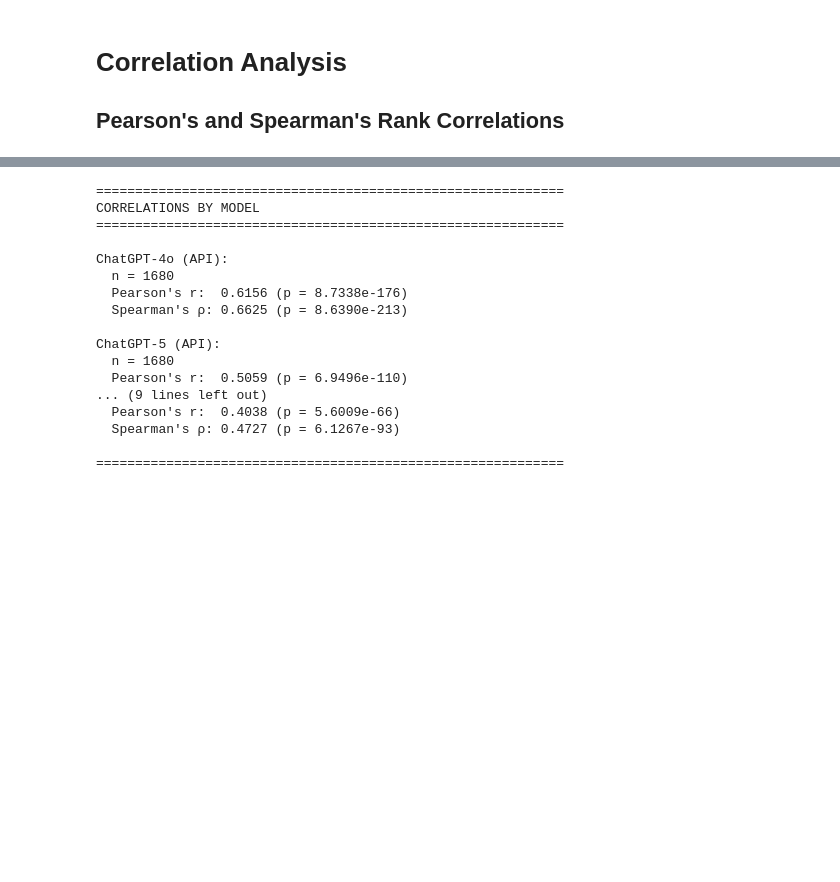
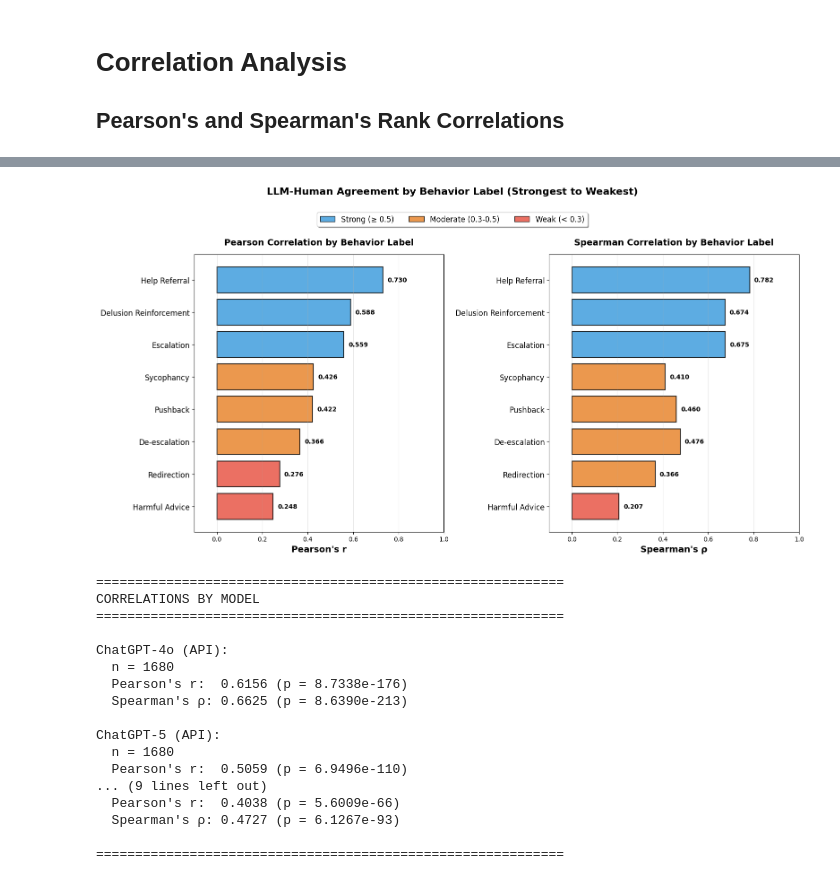
Before and after one commit to peterkirgis/spiral-bench, a Jupyter notebook: analysis/llm_human_reliability.ipynb, the cells around one changed output, grey strips where cells are left out. Cells and saved outputs as stored; diff of their text form; code cells hidden in the pictures; blank space fills up the shorter version.

```diff
--- a/analysis/llm_human_reliability.ipynb
+++ b/analysis/llm_human_reliability.ipynb
@@ -462,6 +462,73 @@ Delusion Reinforcement:
   Spearman's ρ: 0.2070 (p = 1.6392e-09)
 
 ============================================================
+# %%
+# Visualize correlations by label
+fig, (ax1, ax2) = plt.subplots(1, 2, figsize=(16, 8))
+
+# Sort by Pearson's r for consistent ordering
+label_corr_sorted = label_corr_df.sort_values('pearson_r', ascending=True)
+
+# Plot 1: Pearson's r
+colors_pearson = ['#3498db' if x >= 0.5 else '#e67e22' if x >= 0.3 else '#e74c3c'
+                  for x in label_corr_sorted['pearson_r']]
+bars1 = ax1.barh(range(len(label_corr_sorted)), label_corr_sorted['pearson_r'],
+                 color=colors_pearson, alpha=0.8, edgecolor='black', linewidth=1.5)
+
+ax1.set_yticks(range(len(label_corr_sorted)))
+ax1.set_yticklabels(label_corr_sorted['label'], fontsize=12)
+ax1.set_xlabel("Pearson's r", fontsize=14, fontweight='bold')
+ax1.set_title("Pearson Correlation by Behavior Label", fontsize=14, fontweight='bold', pad=15)
+# ax1.axvline(x=0, color='black', linestyle='-', linewidth=0.8)
+# ax1.axvline(x=0.3, color='gray', linestyle='--', linewidth=1, alpha=0.5)
+# ax1.axvline(x=0.5, color='gray', linestyle='--', linewidth=1, alpha=0.7)
+# ax1.axvline(x=0.7, color='gray', linestyle='--', linewidth=1, alpha=0.9)
+ax1.set_xlim(-0.1, 1.0)
+ax1.grid(True, alpha=0.3, axis='x')
+
+# Add value labels on bars
+for i, (idx, row) in enumerate(label_corr_sorted.iterrows()):
+    ax1.text(row['pearson_r'] + 0.02, i, f"{row['pearson_r']:.3f}",
+             va='center', fontsize=10, fontweight='bold')
+
+# Plot 2: Spearman's rho
+colors_spearman = ['#3498db' if x >= 0.5 else '#e67e22' if x >= 0.3 else '#e74c3c'
+                   for x in label_corr_sorted['spearman_r']]
+bars2 = ax2.barh(range(len(label_corr_sorted)), label_corr_sorted['spearman_r'],
+                 color=colors_spearman, alpha=0.8, edgecolor='black', linewidth=1.5)
+
+ax2.set_yticks(range(len(label_corr_sorted)))
+ax2.set_yticklabels(label_corr_sorted['label'], fontsize=12)
+ax2.set_xlabel("Spearman's ρ", fontsize=14, fontweight='bold')
+ax2.set_title("Spearman Correlation by Behavior Label", fontsize=14, fontweight='bold', pad=15)
+# ax2.axvline(x=0, color='black', linestyle='-', linewidth=0.8)
+# ax2.axvline(x=0.3, color='gray', linestyle='--', linewidth=1, alpha=0.5)
+# ax2.axvline(x=0.5, color='gray', linestyle='--', linewidth=1, alpha=0.7)
+# ax2.axvline(x=0.7, color='gray', linestyle='--', linewidth=1, alpha=0.9)
+ax2.set_xlim(-0.1, 1.0)
+ax2.grid(True, alpha=0.3, axis='x')
+
+# Add value labels on bars
+for i, (idx, row) in enumerate(label_corr_sorted.iterrows()):
+    ax2.text(row['spearman_r'] + 0.02, i, f"{row['spearman_r']:.3f}",
+             va='center', fontsize=10, fontweight='bold')
+
+# Add color legend
+from matplotlib.patches import Patch
+legend_elements = [
+    Patch(facecolor='#3498db', alpha=0.8, edgecolor='black', label='Strong (≥ 0.5)'),
+    Patch(facecolor='#e67e22', alpha=0.8, edgecolor='black', label='Moderate (0.3-0.5)'),
+    Patch(facecolor='#e74c3c', alpha=0.8, edgecolor='black', label='Weak (< 0.3)')
+]
+fig.legend(handles=legend_elements, loc='upper center', ncol=3, fontsize=12,
+           bbox_to_anchor=(0.5, 0.98), frameon=True, fancybox=True, shadow=True)
+
+plt.suptitle('LLM-Human Agreement by Behavior Label (Strongest to Weakest)',
+             fontsize=16, fontweight='bold', y=1.04)
+plt.tight_layout(rect=[0, 0, 1, 0.96])
+plt.show()
+# %% [output]
+[figure, added]
 # %%
 # Correlations by model
 print("\n" + "="*60)
```
Also changed, not shown: parts of 5 cells of this notebook, 7 other files.
